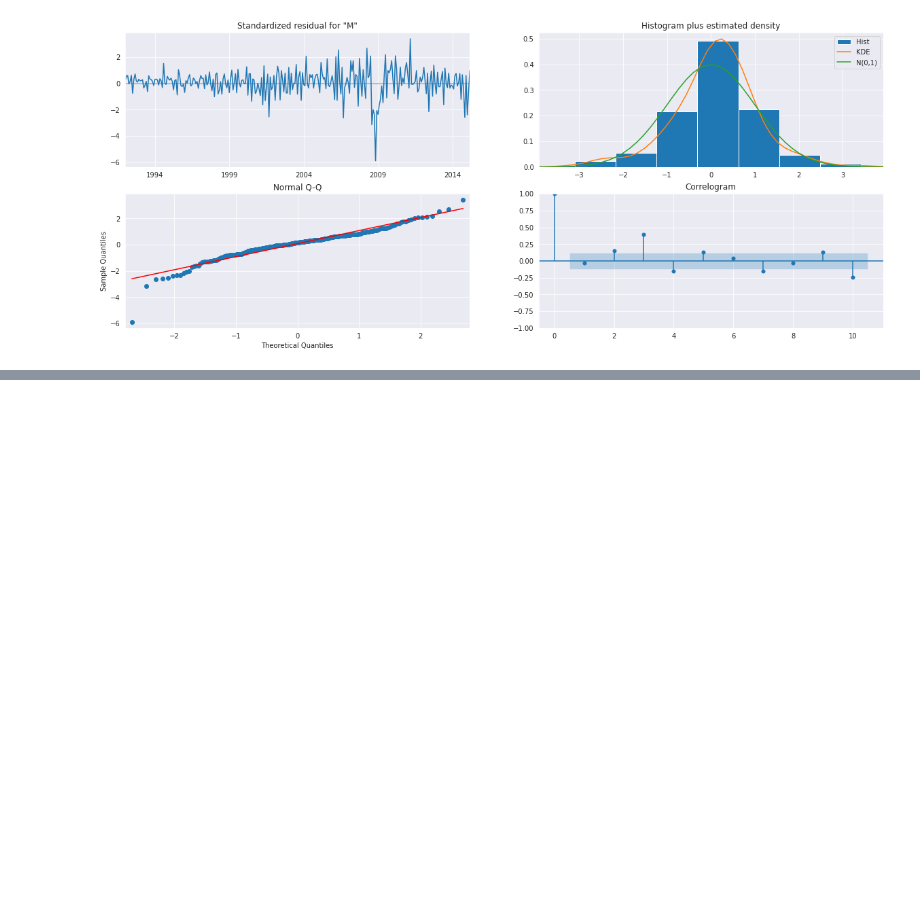
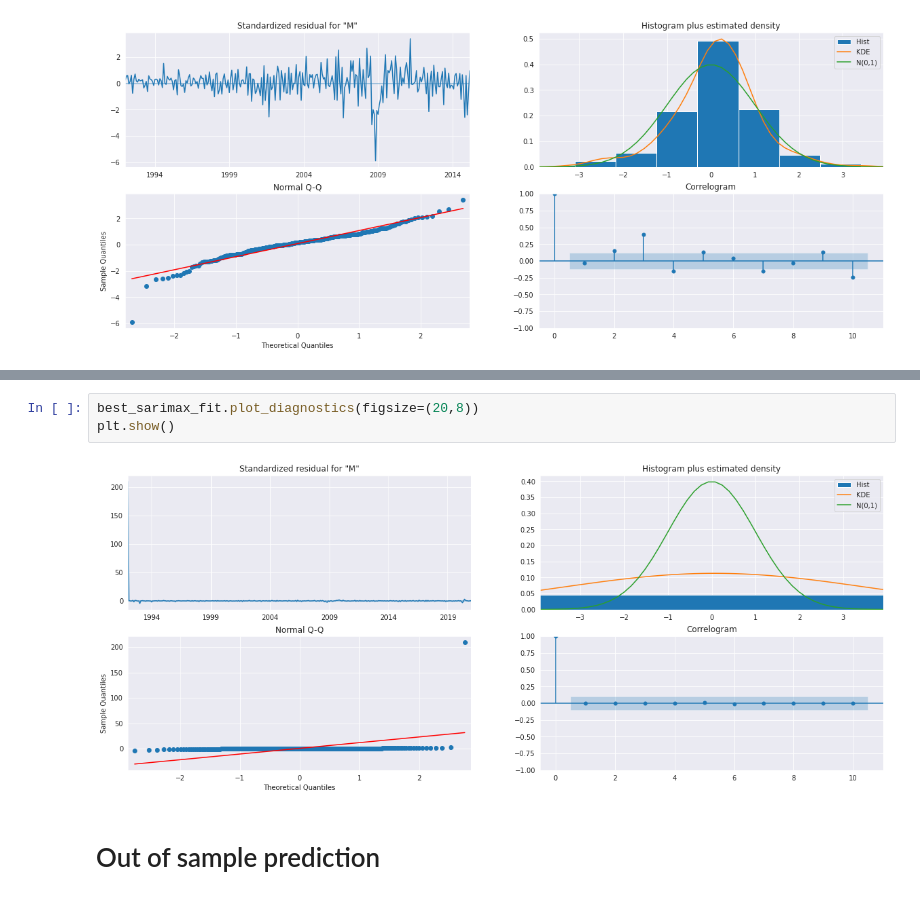
Before and after one commit to TheBlackCerberus/volatility_modelling, a Jupyter notebook: manufacturing.ipynb, the cells around one changed output, grey strips where cells are left out. Drawn from its saved outputs; the diff is of its cells as text; blank space fills up the shorter version.

```diff
--- a/manufacturing.ipynb
+++ b/manufacturing.ipynb
@@ -354,0 +403,7 @@ sarimax_results.to_csv('sarimax_results.csv')
+# %%
+best_sarimax_fit.plot_diagnostics(figsize=(20,8))
+plt.show()
+# %% [output]
+[figure, added]
+# %% [markdown]
+# Out of sample prediction
```
Also changed, not shown: parts of 35 cells of this notebook, 1 other file.
